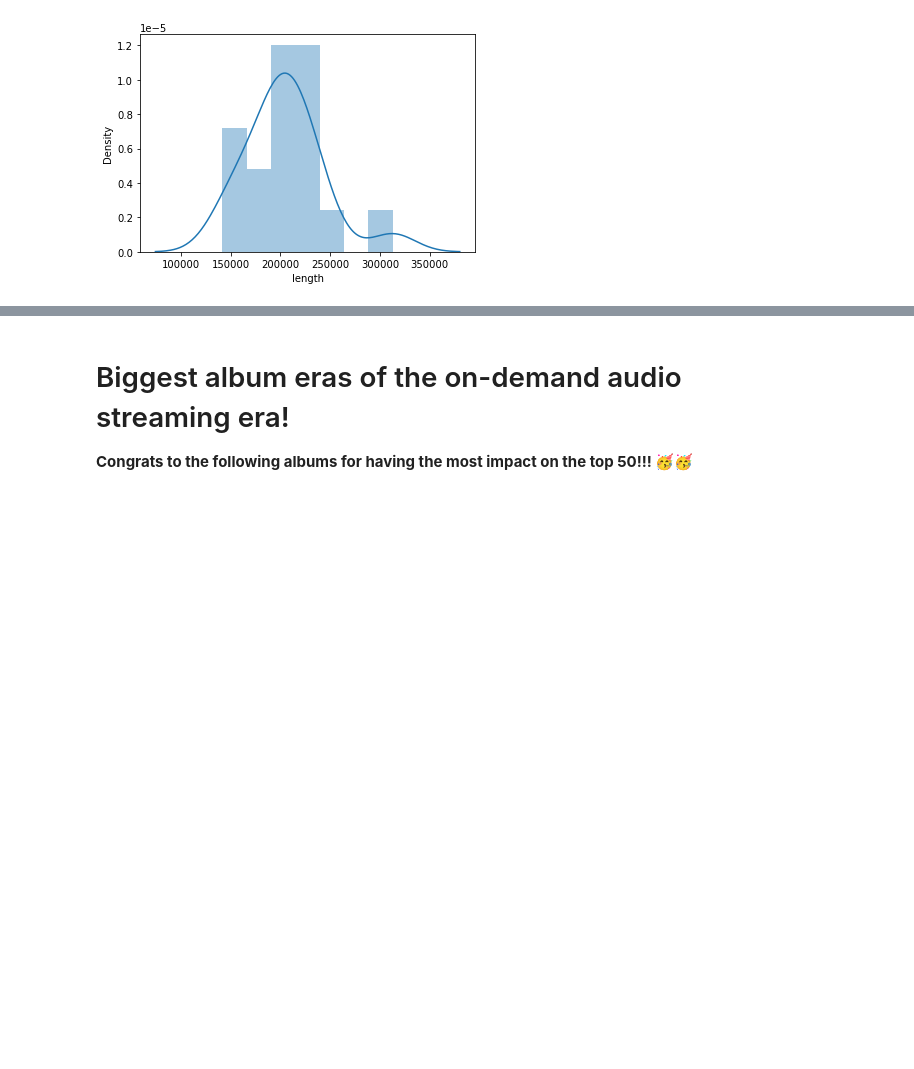
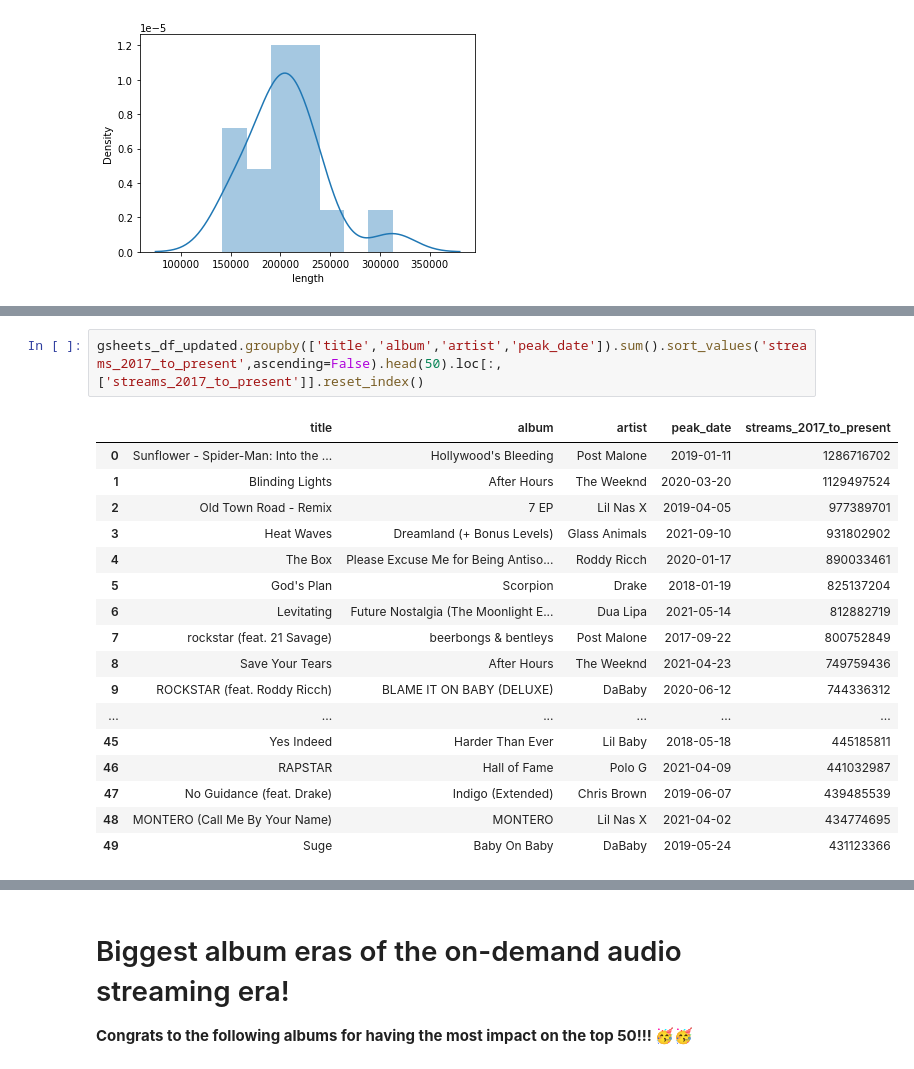
Before and after one commit to jeremiasfv22/USA-Hits-Spotify-Data-Project, a Jupyter notebook: 2) Data Analysis - US Streaming Hits.ipynb, the cells around one changed output, grey strips where cells are left out. Saved outputs shown, nothing was run; the diff lists cells and outputs as text; blank space fills up the shorter version.

```diff
--- a/2) Data Analysis - US Streaming Hits.ipynb
+++ b/2) Data Analysis - US Streaming Hits.ipynb
@@ -291,0 +295,20 @@ The median length of a hit song with at least 600 mil streams during their time
+# %%
+gsheets_df_updated.groupby(['title','album','artist','peak_date']).sum().sort_values('streams_2017_to_present',ascending=False).head(50).loc[:,['streams_2017_to_present']].reset_index()
+# %% [output]
+|  | title | album | artist | peak_date | streams_2017_to_present |
+| 0 | Sunflower - Spider-Man: Into the ... | Hollywood's Bleeding | Post Malone | 2019-01-11 | 1286716702 |
+| 1 | Blinding Lights | After Hours | The Weeknd | 2020-03-20 | 1129497524 |
+| 2 | Old Town Road - Remix | 7 EP | Lil Nas X | 2019-04-05 | 977389701 |
+| 3 | Heat Waves | Dreamland (+ Bonus Levels) | Glass Animals | 2021-09-10 | 931802902 |
+| 4 | The Box | Please Excuse Me for Being Antiso... | Roddy Ricch | 2020-01-17 | 890033461 |
+| 5 | God's Plan | Scorpion | Drake | 2018-01-19 | 825137204 |
+| 6 | Levitating | Future Nostalgia (The Moonlight E... | Dua Lipa | 2021-05-14 | 812882719 |
+| 7 | rockstar (feat. 21 Savage) | beerbongs & bentleys | Post Malone | 2017-09-22 | 800752849 |
+| 8 | Save Your Tears | After Hours | The Weeknd | 2021-04-23 | 749759436 |
+| 9 | ROCKSTAR (feat. Roddy Ricch) | BLAME IT ON BABY (DELUXE) | DaBaby | 2020-06-12 | 744336312 |
+| ... | ... | ... | ... | ... | ... |
+| 45 | Yes Indeed | Harder Than Ever | Lil Baby | 2018-05-18 | 445185811 |
+| 46 | RAPSTAR | Hall of Fame | Polo G | 2021-04-09 | 441032987 |
+| 47 | No Guidance (feat. Drake) | Indigo (Extended) | Chris Brown | 2019-06-07 | 439485539 |
+| 48 | MONTERO (Call Me By Your Name) | MONTERO | Lil Nas X | 2021-04-02 | 434774695 |
+| 49 | Suge | Baby On Baby | DaBaby | 2019-05-24 | 431123366 |
```
Also changed, not shown: parts of 19 cells of this notebook, 3 other files.
